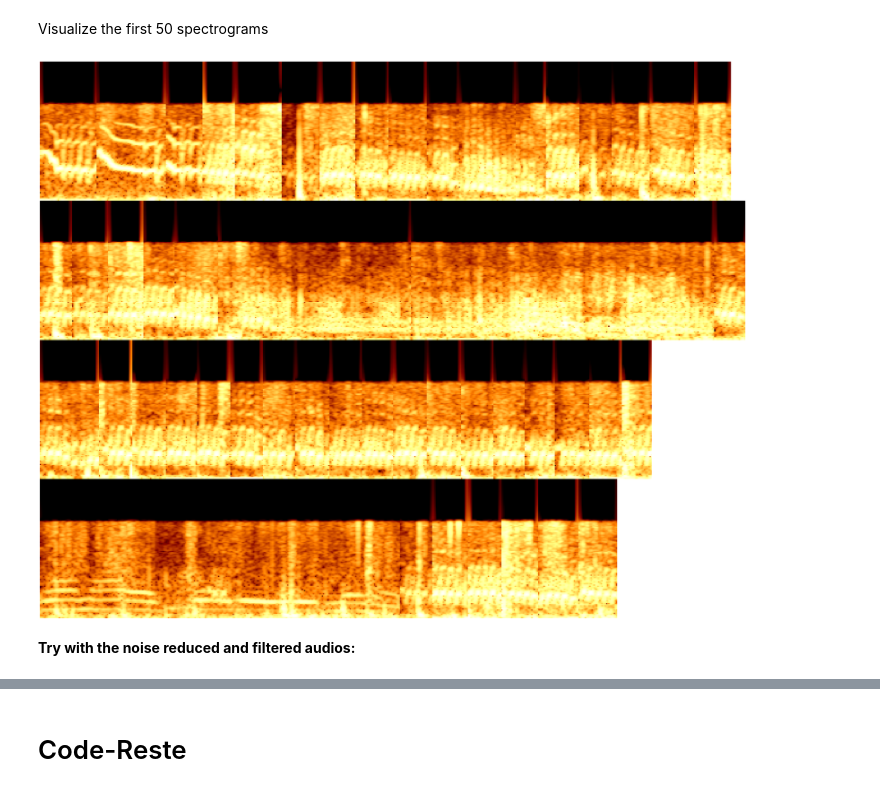
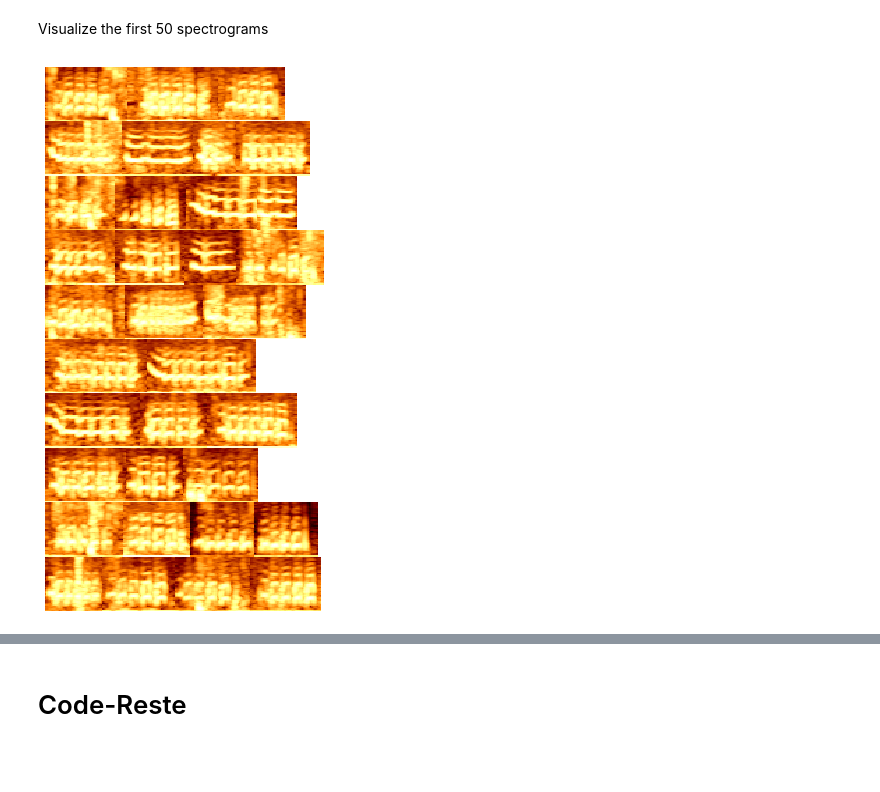
Before and after one commit to marathomas/meerkat, a Jupyter notebook: meerkat_preprocessing.ipynb, the cells around one changed output, grey strips where cells are left out. Cells and saved outputs as stored; diff of their text form; code cells hidden in the pictures; blank space fills up the shorter version.

Commit message:
Removed JSON and noise file generation, re-wrote script to make it faster, fixed errors in audio generation...

```diff
--- a/meerkat_preprocessing.ipynb
+++ b/meerkat_preprocessing.ipynb
@@ -500,3 +287,5 @@ def get_audio(wav_loc, hparams):
   if np.issubdtype(type(data[0]), np.integer):
     data = int16_to_float32(data)
   return data
+# %%
+data, rate = librosa.load('HM_VLF206_SOUNDFOC_20170825_1_call50.wav')
@@ -810,7 +494,7 @@ hparams = HParams(
 # %%
 FFT_WIN = 0.03
 FFT_HOP = FFT_WIN/8
-N_MELS = 128
+N_MELS = 40
 WINDOW = 'hann'
 WIN_LENGTH = 6
 # %% [markdown]
@@ -880,7 +521,9 @@ df = pd.read_pickle(PROJECT_PATH+"df_all")
 # %% [markdown]
 #### Spectrogramming
+# %%
+spec_df = pd.read_pickle(PROJECT_PATH+"spec_df_all")
 # %%
-spectrograms = df.apply(lambda row: generate_mel_spectrogram(row['raw_audio'],
+spectrograms = spec_df.apply(lambda row: generate_mel_spectrogram(row['raw_audio'],
                                                              row['samplerate_hz'],
                                                              N_MELS,
                                                              WINDOW,
@@ -888,15 +531,14 @@ spectrograms = df.apply(lambda row: generate_mel_spectrogram(row['raw_audio'],
                                                              FFT_HOP),
                         axis=1)
 
-df['spectrograms'] = spectrograms
+spec_df['spectrograms'] = spectrograms
+spec_df.to_pickle(PROJECT_PATH+"spec_df_all")
 # %% [markdown]
 Visualize the first 50 spectrograms
 # %%
-df_subset = df.iloc[1:50,]
+df_subset = spec_df.iloc[1:50,]
 specs = df_subset.spectrograms.values
-draw_spec_set(specs, zoom=10, maxrows=10, colsize=5)
+draw_spec_set(specs, zoom=1, maxrows=10, colsize=5)
 plt.show()
 # %% [output]
-[figure, old version]
+[figure, new version]
-# %% [markdown]
-**Try with the noise reduced and filtered audios:**
```
Also changed, not shown: parts of 97 cells of this notebook.
